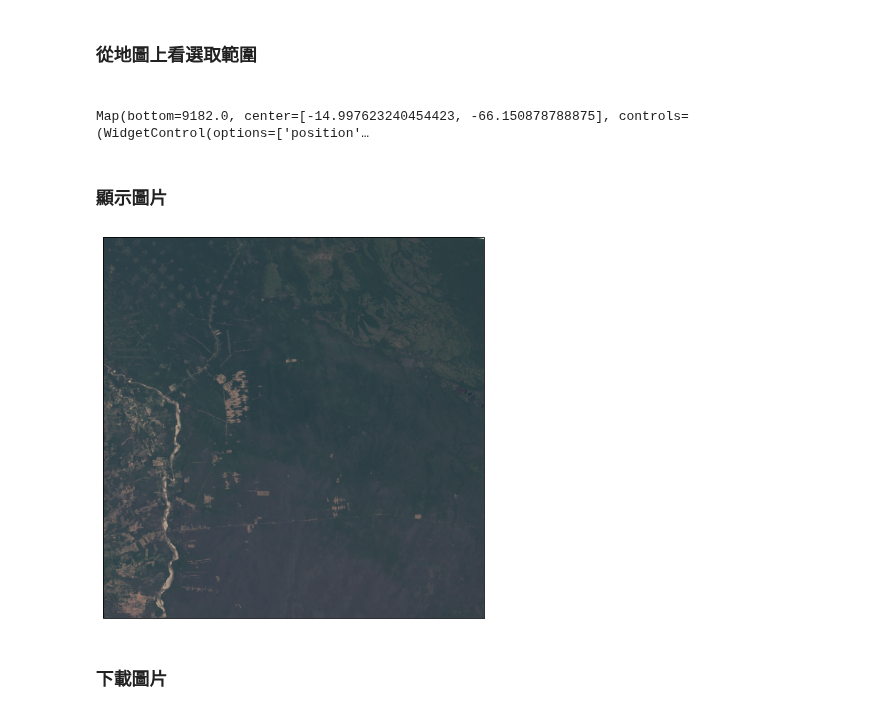
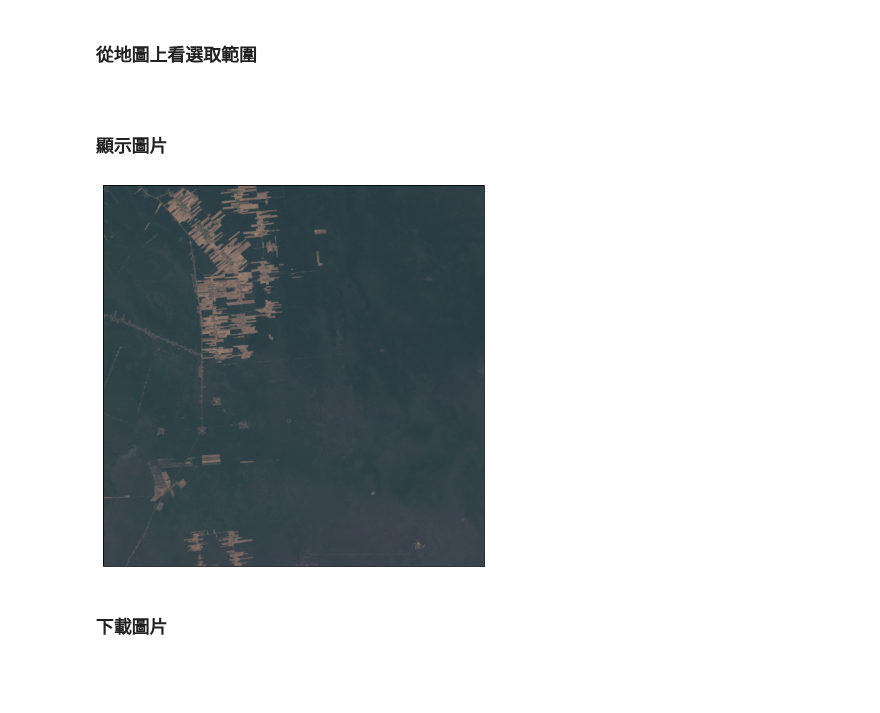
Before and after one commit to alalala666/cbir-project, a Jupyter notebook: get_image.ipynb, the cells around one changed output. Drawn from its saved outputs; the diff is of its cells as text; code cells hidden in the pictures; blank space fills up the shorter version.

```diff
--- a/get_image.ipynb
+++ b/get_image.ipynb
@@ -66,24 +66,21 @@ image = ee.Image(collection.first())
 # Map = geemap.Map()
 # Map.addLayer(image, vis_params, 'First image')
 # Map.setCenter(lon, lat, 8)
-
-Map
+# Map
-# %% [output]
-Map(bottom=9182.0, center=[-14.997623240454423, -66.150878788875], controls=(WidgetControl(options=['position'…
 # %% [markdown]
 
 <h3> 顯示圖片 </h3>
 # %%
 #設定範圍
-w = 0.6
-h = 0.7
-region = [lon - (w-0.05), lat - h, lon + (w+0.25), lat + h]
+w = 0.2
+h = 0.2
+region = [lon - w, lat - h, lon + w, lat + h]
 
 fig = plt.figure(figsize=(10, 7))
 ax = cartoee.get_map(image, region=region, vis_params=vis_params)
 plt.show()
 # %% [output]
-[figure, old version]
+[figure, new version]
 # %% [markdown]
 <h3>下載圖片</h3>
 # %%
```
Also changed, not shown: parts of 1 cell of this notebook.
